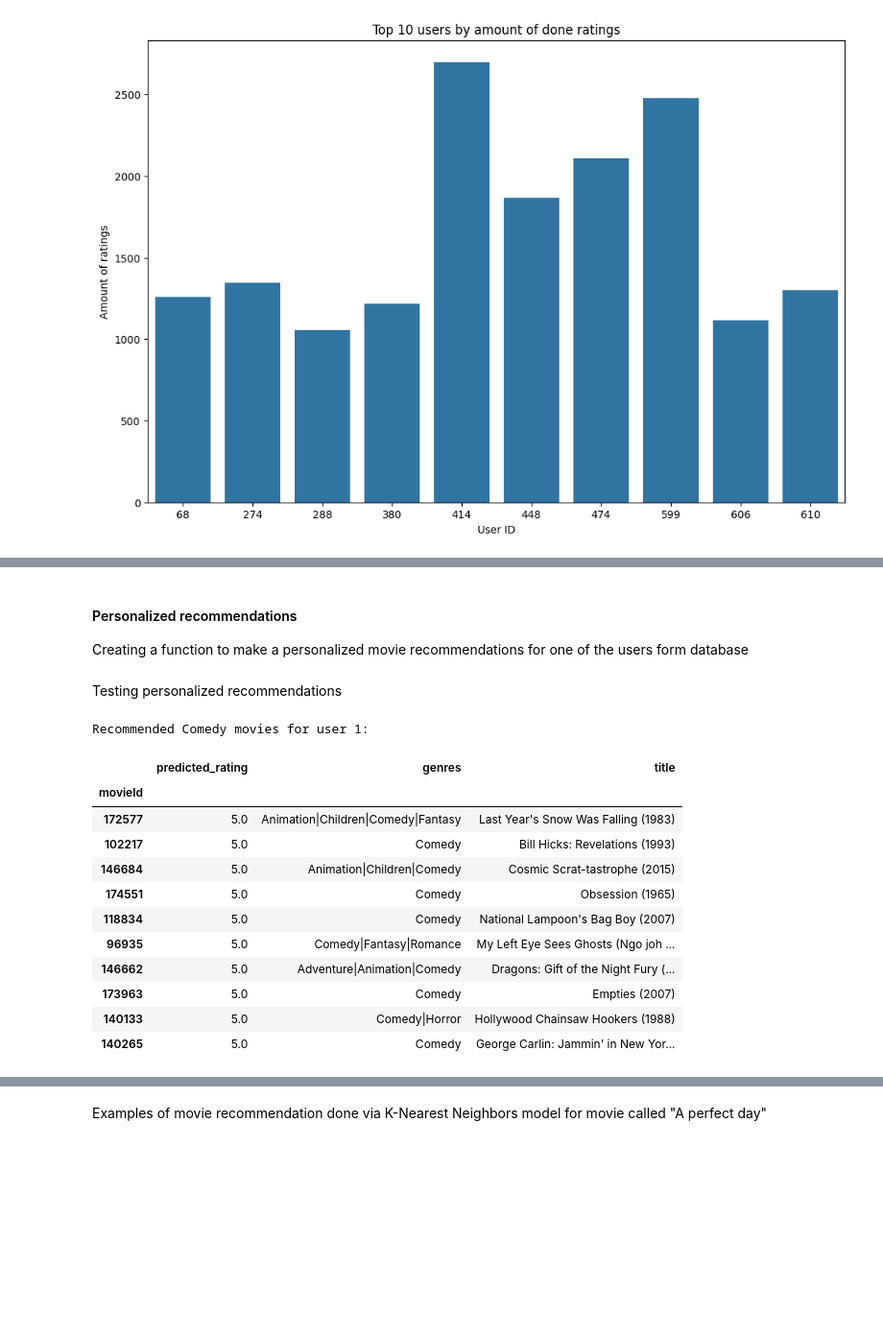
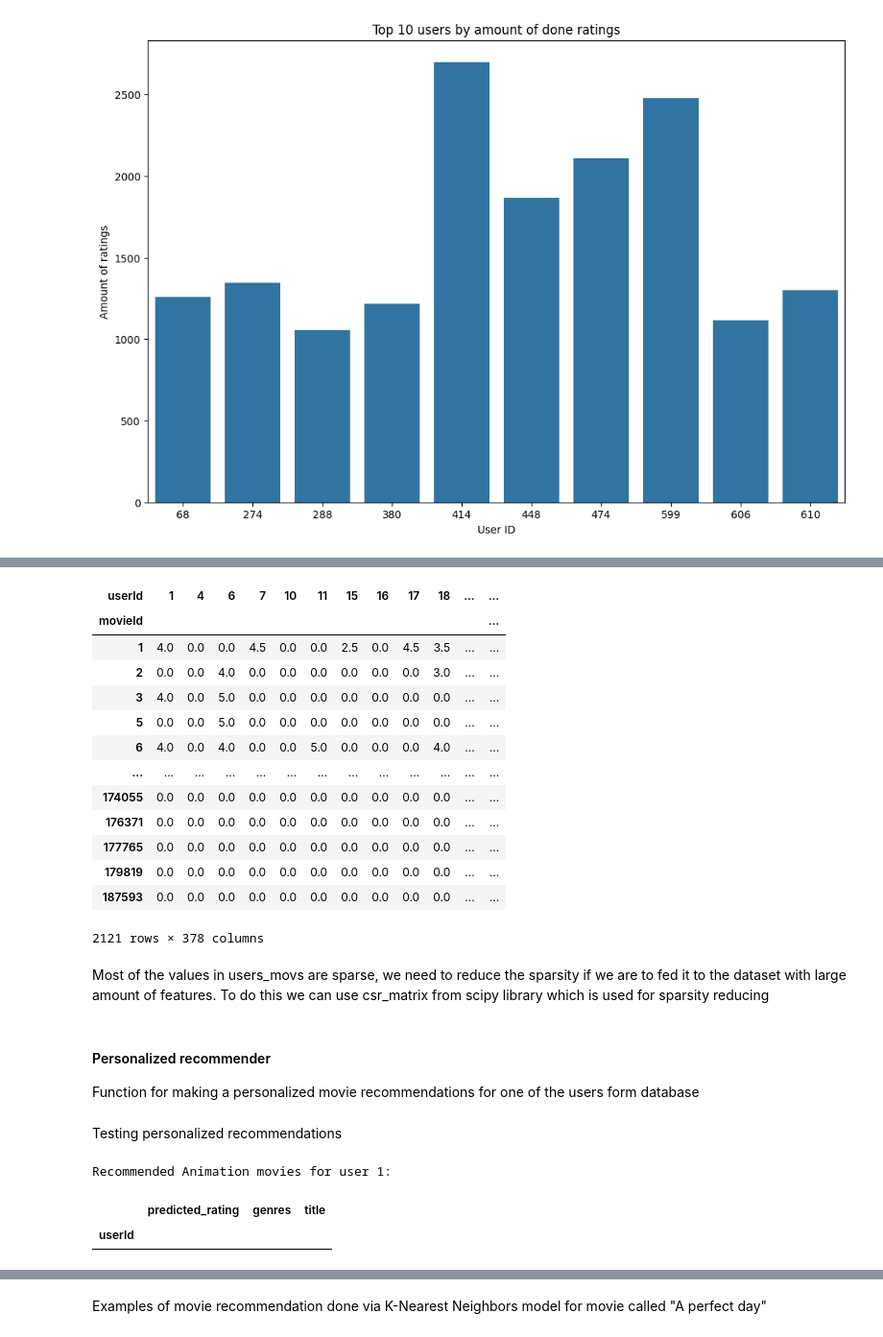
Before and after one commit to VeIskar/Movie-Recommendation-System, a Jupyter notebook: recommend.ipynb, the cells around one changed output, grey strips where cells are left out. Shown at 96% size. Cells and saved outputs as stored; diff of their text form; code cells hidden in the pictures; blank space fills up the shorter version.

Commit message:
add: knn genre recommendation improved descriptions

```diff
--- a/recommend.ipynb
+++ b/recommend.ipynb
@@ -135,11 +155,48 @@ plt.show()
+# %%
+users_movs = rat_df.pivot(index='movieId', columns='userId' , values='rating')
+#filling missing rating data with 0
+users_movs.fillna(0,inplace=True)
+
+#removing noise
+user_votes = rat_df.groupby('movieId')['rating'].agg('count')
+movies_votes = rat_df.groupby('userId')['rating'].agg('count')
+
+users_movs = users_movs.loc[user_votes[user_votes > 10].index,:] #removing movies with voted by less than 10 users
+users_movs=users_movs.loc[:,movies_votes[movies_votes > 50].index] #removing users who voted for less than 50 movies
+
+users_movs
+# %% [output]
+| userId | 1 | 4 | 6 | 7 | 10 | 11 | 15 | 16 | 17 | 18 | ... | ... |
+| movieId |  |  |  |  |  |  |  |  |  |  |  | ... |
+| 1 | 4.0 | 0.0 | 0.0 | 4.5 | 0.0 | 0.0 | 2.5 | 0.0 | 4.5 | 3.5 | ... | ... |
+| 2 | 0.0 | 0.0 | 4.0 | 0.0 | 0.0 | 0.0 | 0.0 | 0.0 | 0.0 | 3.0 | ... | ... |
+| 3 | 4.0 | 0.0 | 5.0 | 0.0 | 0.0 | 0.0 | 0.0 | 0.0 | 0.0 | 0.0 | ... | ... |
+| 5 | 0.0 | 0.0 | 5.0 | 0.0 | 0.0 | 0.0 | 0.0 | 0.0 | 0.0 | 0.0 | ... | ... |
+| 6 | 4.0 | 0.0 | 4.0 | 0.0 | 0.0 | 5.0 | 0.0 | 0.0 | 0.0 | 4.0 | ... | ... |
+| ... | ... | ... | ... | ... | ... | ... | ... | ... | ... | ... | ... | ... |
+| 174055 | 0.0 | 0.0 | 0.0 | 0.0 | 0.0 | 0.0 | 0.0 | 0.0 | 0.0 | 0.0 | ... | ... |
+| 176371 | 0.0 | 0.0 | 0.0 | 0.0 | 0.0 | 0.0 | 0.0 | 0.0 | 0.0 | 0.0 | ... | ... |
+| 177765 | 0.0 | 0.0 | 0.0 | 0.0 | 0.0 | 0.0 | 0.0 | 0.0 | 0.0 | 0.0 | ... | ... |
+| 179819 | 0.0 | 0.0 | 0.0 | 0.0 | 0.0 | 0.0 | 0.0 | 0.0 | 0.0 | 0.0 | ... | ... |
+| 187593 | 0.0 | 0.0 | 0.0 | 0.0 | 0.0 | 0.0 | 0.0 | 0.0 | 0.0 | 0.0 | ... | ... |
+2121 rows × 378 columns
+# %% [markdown]
+Most of the values in users_movs are sparse, we need to reduce the sparsity if we are to fed it to the dataset with large amount of features. To do this we can use csr_matrix from scipy library which is used for sparsity reducing
+# %%
+#Reduce sparsity
+sample = np.array([[0,0,3,0,0],[4,0,0,0,2],[0,0,0,0,1]])
+sparsity = 1.0 - ( np.count_nonzero(sample) / float(sample.size) )
+
+csr_sample = csr_matrix(sample)
+
+csr_data = csr_matrix(users_movs.values)
+users_movs.reset_index(inplace=True)
 # %% [markdown]
-#### Personalized recommendations
-Creating a function to make a personalized movie recommendations for one of the users form database
+#### Personalized recommender
+Function for making a personalized movie recommendations for one of the users form database
 # %%
 def userdf_recoms(user_id, genre, recom_movies):
-
-    users_movs = rat_df.pivot(index='userId', columns='movieId' , values='rating')
-    similar = cosine_similarity(users_movs.fillna(0))
+    similar = cosine_similarity(users_movs)
 
     #finding most similar user to currently compared
     user_index = users_movs.index.get_loc(user_id)
@@ -171,24 +228,14 @@ def userdf_recoms(user_id, genre, recom_movies):
 Testing personalized recommendations
 # %%
 user_id = 1
-genre_filter = 'Comedy'
+genre_filter = 'Animation'
 recommendations = userdf_recoms(user_id, genre_filter, 10)
 print(f"Recommended {genre_filter} movies for user {user_id}:")
 recommendations
 # %% [output]
-Recommended Comedy movies for user 1:
+Recommended Animation movies for user 1:
 |  | predicted_rating | genres | title |
-| movieId |  |  |  |
-| 172577 | 5.0 | Animation|Children|Comedy|Fantasy | Last Year's Snow Was Falling (1983) |
-| 102217 | 5.0 | Comedy | Bill Hicks: Revelations (1993) |
-| 146684 | 5.0 | Animation|Children|Comedy | Cosmic Scrat-tastrophe (2015) |
-| 174551 | 5.0 | Comedy | Obsession (1965) |
-| 118834 | 5.0 | Comedy | National Lampoon's Bag Boy (2007) |
-| 96935 | 5.0 | Comedy|Fantasy|Romance | My Left Eye Sees Ghosts (Ngo joh ... |
-| 146662 | 5.0 | Adventure|Animation|Comedy | Dragons: Gift of the Night Fury (... |
-| 173963 | 5.0 | Comedy | Empties (2007) |
-| 140133 | 5.0 | Comedy|Horror | Hollywood Chainsaw Hookers (1988) |
-| 140265 | 5.0 | Comedy | George Carlin: Jammin' in New Yor... |
+| userId |  |  |  |
 # %%
 user_id = 2
 genre_filter = 'Drama'
```
Also changed, not shown: parts of 18 cells of this notebook.
